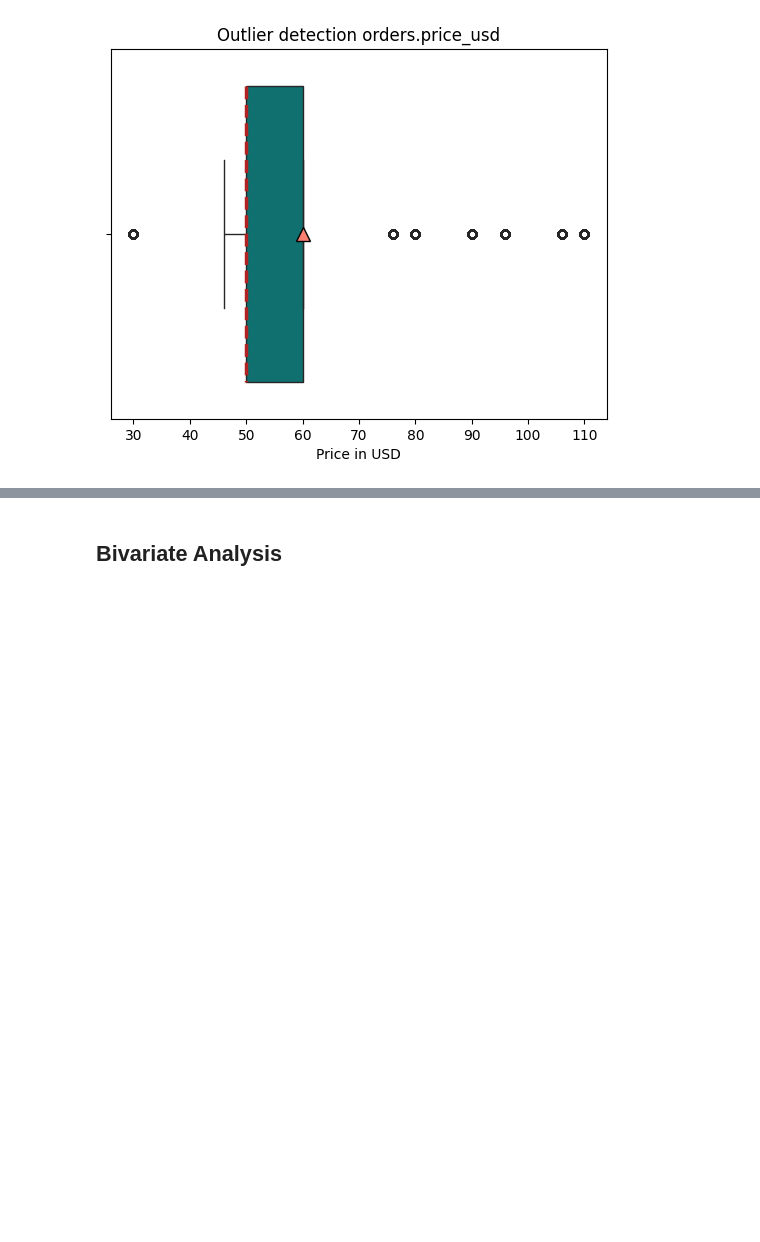
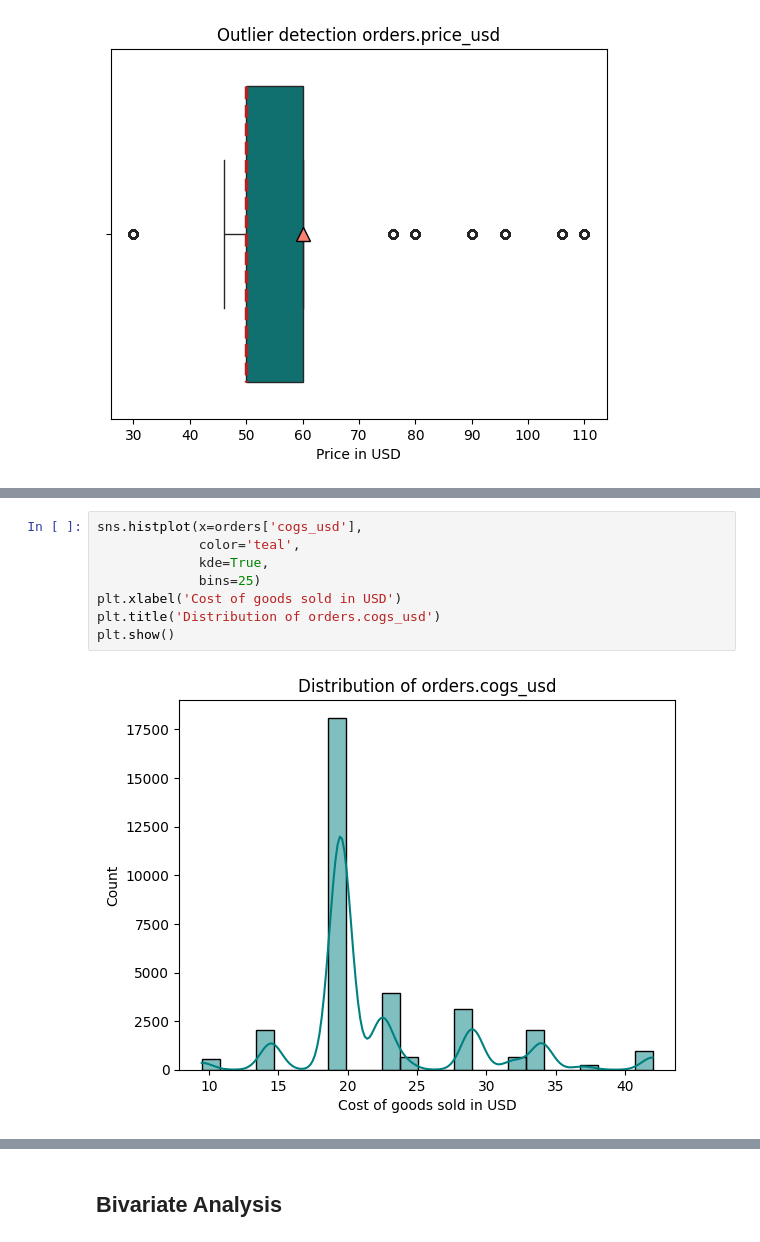
Before and after one commit to efrenchavez/2026_01_Toy_Store_E-Commerce, a Jupyter notebook: jupyter/eda.ipynb, the cells around one changed output, grey strips where cells are left out. Saved outputs shown, nothing was run; the diff lists cells and outputs as text; blank space fills up the shorter version.

```diff
--- a/jupyter/eda.ipynb
+++ b/jupyter/eda.ipynb
@@ -396,0 +583,10 @@ All: 8246 (25.52%)
+# %%
+sns.histplot(x=orders['cogs_usd'],
+             color='teal',
+             kde=True,
+             bins=25)
+plt.xlabel('Cost of goods sold in USD')
+plt.title('Distribution of orders.cogs_usd')
+plt.show()
+# %% [output]
+[figure, added]
```
Also changed, not shown: parts of 70 cells of this notebook, 1 other file.
